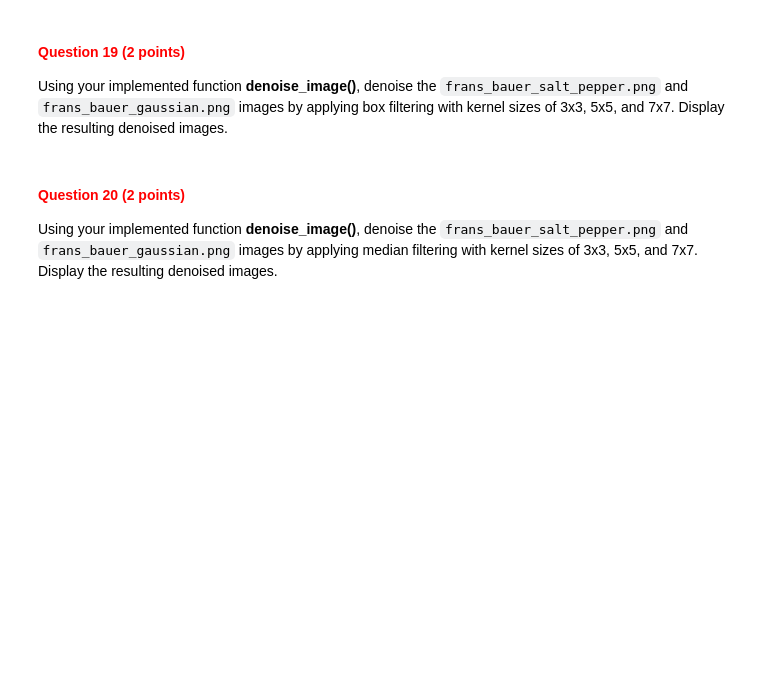
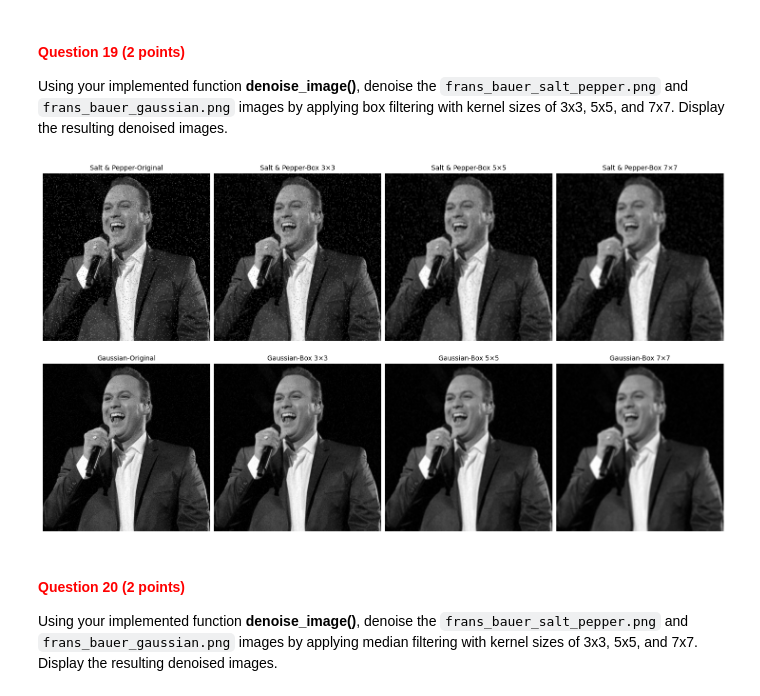
Before and after one commit to JonasElzinga/cv1-lab-2, a Jupyter notebook: cv1-lab-2.ipynb, the cells around one changed output. Saved outputs shown, nothing was run; the diff lists cells and outputs as text; code cells hidden in the pictures; blank space fills up the shorter version.

```diff
--- a/cv1-lab-2.ipynb
+++ b/cv1-lab-2.ipynb
@@ -727,16 +727,13 @@ def denoise_image(input_image, kernel_type, kernel_size=3, sigma=1):
     '''
 
     if kernel_type == 'box':
-
-        # YOUR CODE HERE
+        denoised_image = cv2.blur(input_image, (kernel_size, kernel_size))
 
     elif kernel_type == 'median':
-
-        # YOUR CODE HERE
+        denoised_image = cv2.medianBlur(input_image, kernel_size)
 
     elif kernel_type == 'gaussian':
-
-        # YOUR CODE HERE
+        denoised_image = cv2.GaussianBlur(input_image, (kernel_size, kernel_size), sigma)
 
     else:
         raise ValueError('Kernel type not implemented. Choose between "box", "median", or "gaussian".')
@@ -752,3 +747,49 @@ Using your implemented function **denoise_image()**, denoise the `frans_bauer_sa
+# %%
+# load the images
+frans_bauer_gaussian_image = cv2.imread("images/frans_bauer_gaussian.png", cv2.IMREAD_GRAYSCALE)
+frans_bauer_salt_pepper_image = cv2.imread("images/frans_bauer_salt_pepper.png", cv2.IMREAD_GRAYSCALE)
+
+# convert the images to float32 arrays
+frans_bauer_gaussian = np.array(frans_bauer_gaussian_image, dtype=np.float32)
+frans_bauer_salt_pepper = np.array(frans_bauer_salt_pepper_image, dtype=np.float32)
+
+# denoise the images using box filtering with different kernel sizes
+kernel_sizes = [3, 5, 7]
+
+box_salt_pepper_outs = []
+box_gaussian_outs = []
+for k in kernel_sizes:
+    box_salt_pepper_outs.append(denoise_image(frans_bauer_salt_pepper, 'box', k))
+    box_gaussian_outs.append(denoise_image(frans_bauer_gaussian, 'box', k))
+
+# plotting
+ncols = 1 + len(kernel_sizes)
+fig, axes = plt.subplots(2, ncols, figsize=(3.6*ncols, 8), constrained_layout=True)
+
+rows = [
+    ("Salt & Pepper", frans_bauer_salt_pepper, box_salt_pepper_outs),
+    ("Gaussian", frans_bauer_gaussian, box_gaussian_outs),
+]
+
+for r, (row_label, original, outs) in enumerate(rows):
+
+    # first column: original
+    ax = axes[r, 0]
+    ax.imshow(original, cmap='gray')
+    ax.set_title(f"{row_label}-Original", fontsize=10)
+    ax.set_ylabel(row_label, fontsize=10)
+    ax.axis('off')
+
+    # remaining columns: denoised results
+    for c, (k, img) in enumerate(zip(kernel_sizes, outs), start=1):
+        ax = axes[r, c]
+        ax.imshow(img, cmap='gray')
+        ax.set_title(f"{row_label}-Box {k}×{k}", fontsize=10)
+        ax.axis('off')
+
+plt.show()
+# %% [output]
+[figure, added]
 # %% [markdown]
 <a id="question-20"></a>
 #### <font color='#FF0000'>Question 20 (2 points)</font>
```
Also changed, not shown: parts of 11 cells of this notebook.
